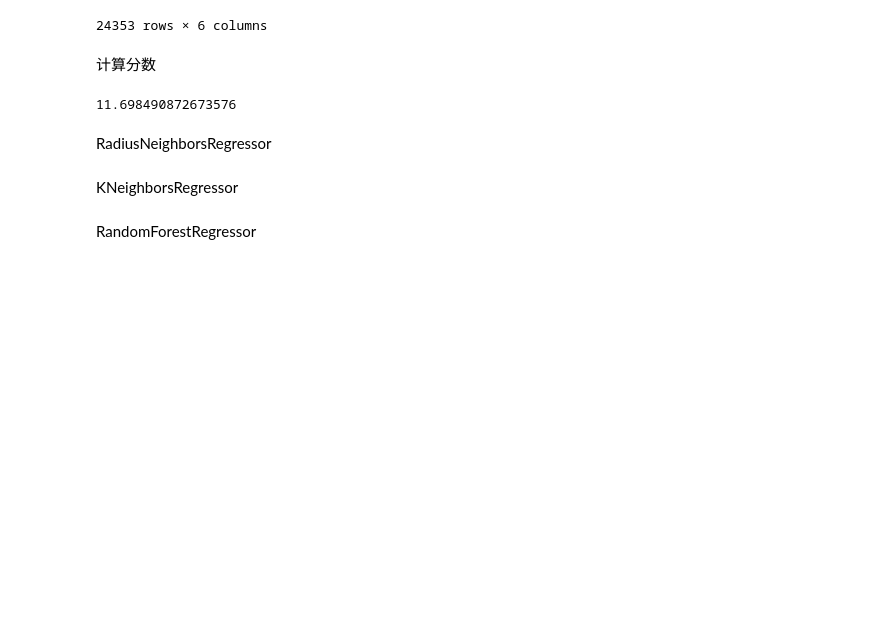
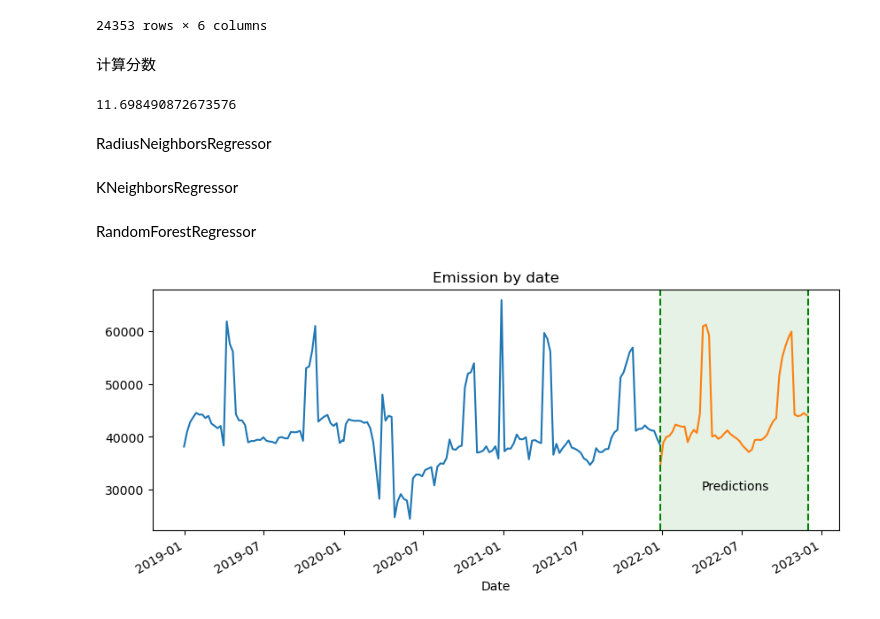
Before and after one commit to Lzzzzy4/2023fall-DataScience, a Jupyter notebook: src/main.ipynb, the cells around one changed output. Cells and saved outputs as stored; diff of their text form; code cells hidden in the pictures; blank space fills up the shorter version.

```diff
--- a/src/main.ipynb
+++ b/src/main.ipynb
@@ -338,18 +338,27 @@ RandomForestRegressor
 # %%
 pd.set_option('display.max_rows', 100)
 # %%
-# train_plot = pd.read_csv(data_path + "train.csv")
-# train_plot['date'] = pd.to_datetime(train_plot['year'].astype(str) + '-' + train_plot['week_no'].astype(str) + '-1', format='%Y-%W-%w') # 1 is a monday and %w day of week otherwise throws error
-# pred_plot = test.copy()
-# pred_plot['date'] = pd.to_datetime(pred_plot['year'].astype(str) + '-' + pred_plot['week_no'].astype(str) + '-1', format='%Y-%W-%w')
-# train_plot.groupby(['date'])['emission'].sum().plot(kind='line', figsize=(20, 7), xlabel='Date')
-# pred_plot.groupby(['date'])['emission'].sum().plot(kind='line', figsize=(20, 7), xlabel='Date')
+import numpy as np
+import pandas as pd
+import matplotlib.pyplot as plt
+import os
 
-# plt.axvspan(pd.Timestamp('2021-12-27'), pd.Timestamp('2022-12-01'), color='green', alpha=0.1)
-# plt.axvline(pd.Timestamp('2021-12-27'), linestyle = "--", color='green')
-# plt.axvline(pd.Timestamp('2022-12-01'), linestyle = "--", color='green')
+data_path = os.path.abspath('.') + '/../data/'
+train = pd.read_csv(data_path + "train.csv")
+test = pd.read_csv(data_path + "resultrf.csv")
+train['date'] = pd.to_datetime(train['year'].astype(str) + '-' + train['week_no'].astype(str) + '-1', format='%Y-%W-%w') # 1 is a monday and %w day of week otherwise throws error
+pred_plot = test.copy()
+pred_plot['date'] = pd.to_datetime(pred_plot['year'].astype(str) + '-' + pred_plot['week_no'].astype(str) + '-1', format='%Y-%W-%w')
+train.groupby(['date'])['emission'].sum().plot(kind='line', figsize=(10, 4), xlabel='Date')
+pred_plot.groupby(['date'])['emission'].sum().plot(kind='line', figsize=(10, 4), xlabel='Date')
 
-# plt.text(pd.Timestamp ('2022-04-12'), 62000, "Predictions", size = 17)
+plt.axvspan(pd.Timestamp('2021-12-27'), pd.Timestamp('2022-12-01'), color='green', alpha=0.1)
+plt.axvline(pd.Timestamp('2021-12-27'), linestyle = "--", color='green')
+plt.axvline(pd.Timestamp('2022-12-01'), linestyle = "--", color='green')
 
-# plt.title('Emission by date', size=15, pad=10)
-# plt.show()
+plt.text(pd.Timestamp ('2022-04-01'), 30000, "Predictions")
+
+plt.title('Emission by date')
+plt.show()
+# %% [output]
+[figure, added]
```
Also changed, not shown: 7 other files.
